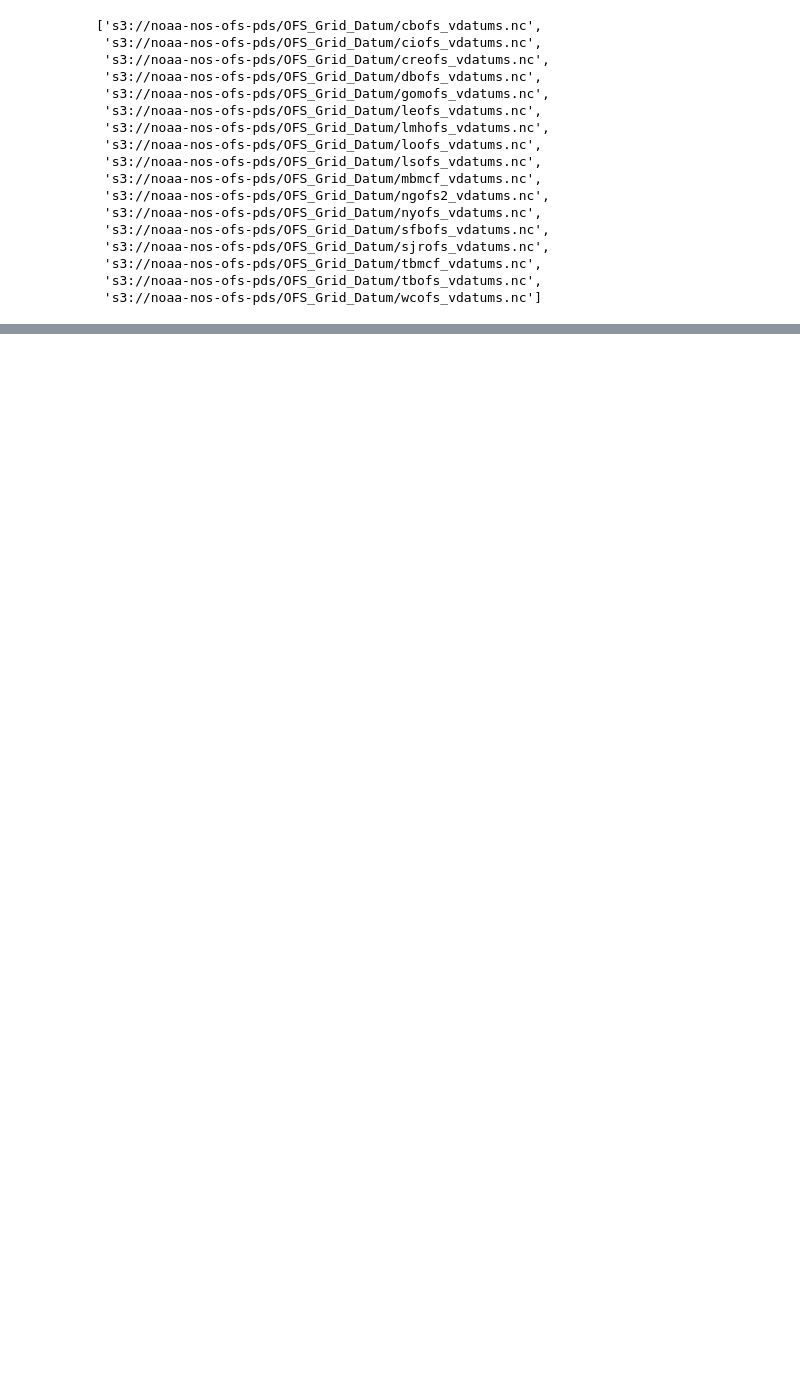
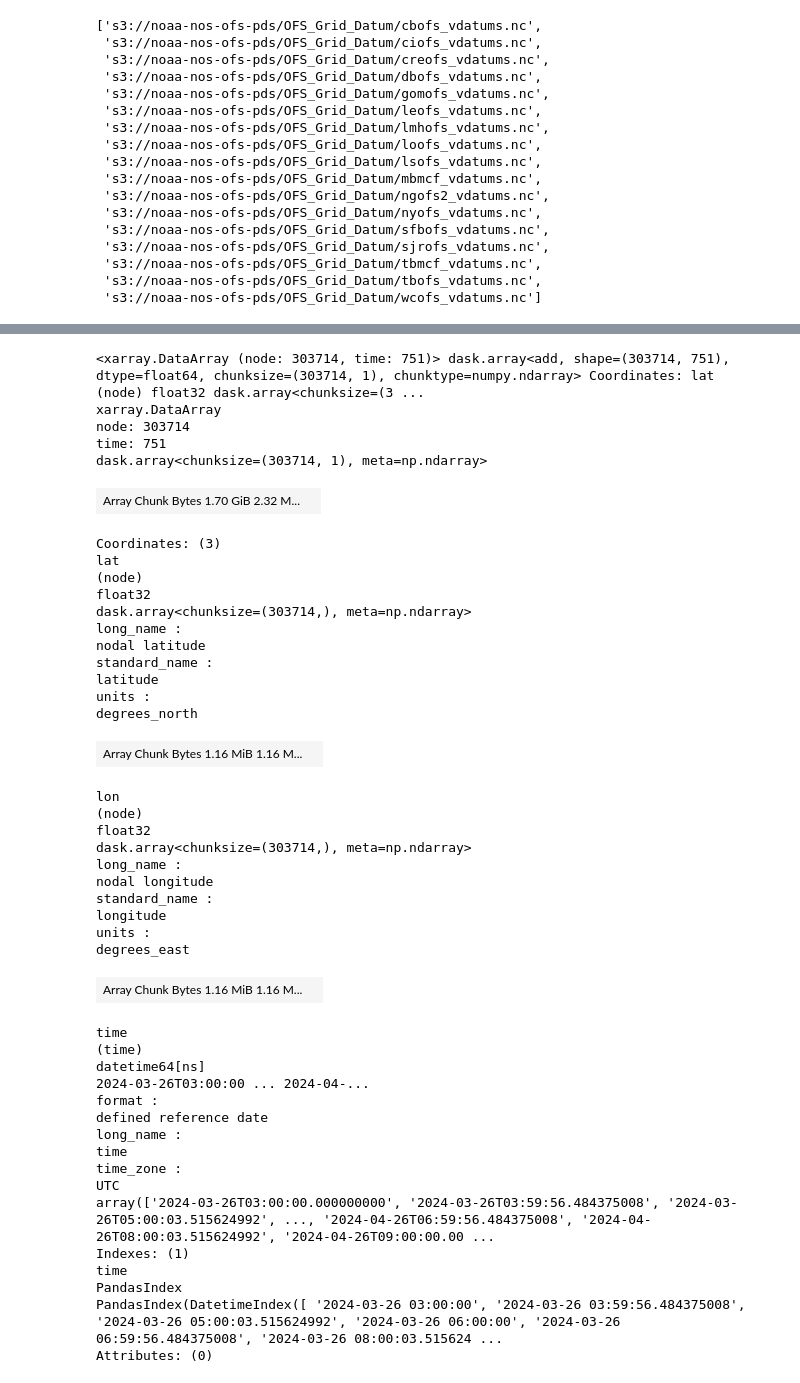
Before and after one commit to mpiannucci/ocean-notebooks, a Jupyter notebook: vdatums_kerchunk.ipynb, the cells around one changed output, grey strips where cells are left out. Saved outputs shown, nothing was run; the diff lists cells and outputs as text; code cells hidden in the pictures; blank space fills up the shorter version.

Commit message:
datum transformation example

```diff
--- a/vdatums_kerchunk.ipynb
+++ b/vdatums_kerchunk.ipynb
@@ -77,0 +83,20 @@ Attributes:
+# %%
+# open dataset as zarr object using fsspec reference file system and xarray
+ngofs_fs = fsspec.filesystem(
+    "reference",
+    fo="s3://nextgen-dmac-cloud-ingest/nos/ngofs2/nos.ngofs2.2ds.best.nc.zarr",
+    target_protocol="s3",
+    target_options={"anon": True},
+    remote_protocol="s3",
+    remote_options={"anon": True},
+)
+ngofs_mapper = ngofs_fs.get_mapper("")
+
+ds_ngofs = xr.open_dataset(
+    ngofs_mapper,
+    engine="zarr",
+    chunks={},
+    backend_kwargs=dict(consolidated=False),
+    drop_variables=["Itime", "Itime2"],
+)
+ds_ngofs
@@ -77,0 +121,57 @@ Attributes:
+# %%
+datum_dims = [k for k in ds_vdatum.mllwtomsl.dims]
+target_dims = [k for k in ds_ngofs.zeta.dims]
+target_dims = target_dims[-len(datum_dims):]
+
+new_dims = {o: k for (o, k) in zip(datum_dims, target_dims)}
+# validate
+for o, k in new_dims.items():
+    assert ds_vdatum.mllwtomsl[o].shape == ds_ngofs.zeta[k].shape
+
+ds_vdatum.mllwtomsl.rename(new_dims) + ds_ngofs.zeta
+# %% [output]
+<xarray.DataArray (node: 303714, time: 751)> dask.array<add, shape=(303714, 751), dtype=float64, chunksize=(303714, 1), chunktype=numpy.ndarray> Coordinates: lat (node) float32 dask.array<chunksize=(3 ...
+xarray.DataArray
+node: 303714
+time: 751
+dask.array<chunksize=(303714, 1), meta=np.ndarray>
+| Array Chunk Bytes 1.70 GiB 2.32 M... |  |
+Coordinates: (3)
+lat
+(node)
+float32
+dask.array<chunksize=(303714,), meta=np.ndarray>
+long_name :
+nodal latitude
+standard_name :
+latitude
+units :
+degrees_north
+| Array Chunk Bytes 1.16 MiB 1.16 M... |  |
+lon
+(node)
+float32
+dask.array<chunksize=(303714,), meta=np.ndarray>
+long_name :
+nodal longitude
+standard_name :
+longitude
+units :
+degrees_east
+| Array Chunk Bytes 1.16 MiB 1.16 M... |  |
+time
+(time)
+datetime64[ns]
+2024-03-26T03:00:00 ... 2024-04-...
+format :
+defined reference date
+long_name :
+time
+time_zone :
+UTC
+array(['2024-03-26T03:00:00.000000000', '2024-03-26T03:59:56.484375008', '2024-03-26T05:00:03.515624992', ..., '2024-04-26T06:59:56.484375008', '2024-04-26T08:00:03.515624992', '2024-04-26T09:00:00.00 ...
+Indexes: (1)
+time
+PandasIndex
+PandasIndex(DatetimeIndex([ '2024-03-26 03:00:00', '2024-03-26 03:59:56.484375008', '2024-03-26 05:00:03.515624992', '2024-03-26 06:00:00', '2024-03-26 06:59:56.484375008', '2024-03-26 08:00:03.515624 ...
+Attributes: (0)
```
Also changed, not shown: parts of 2 cells of this notebook.
